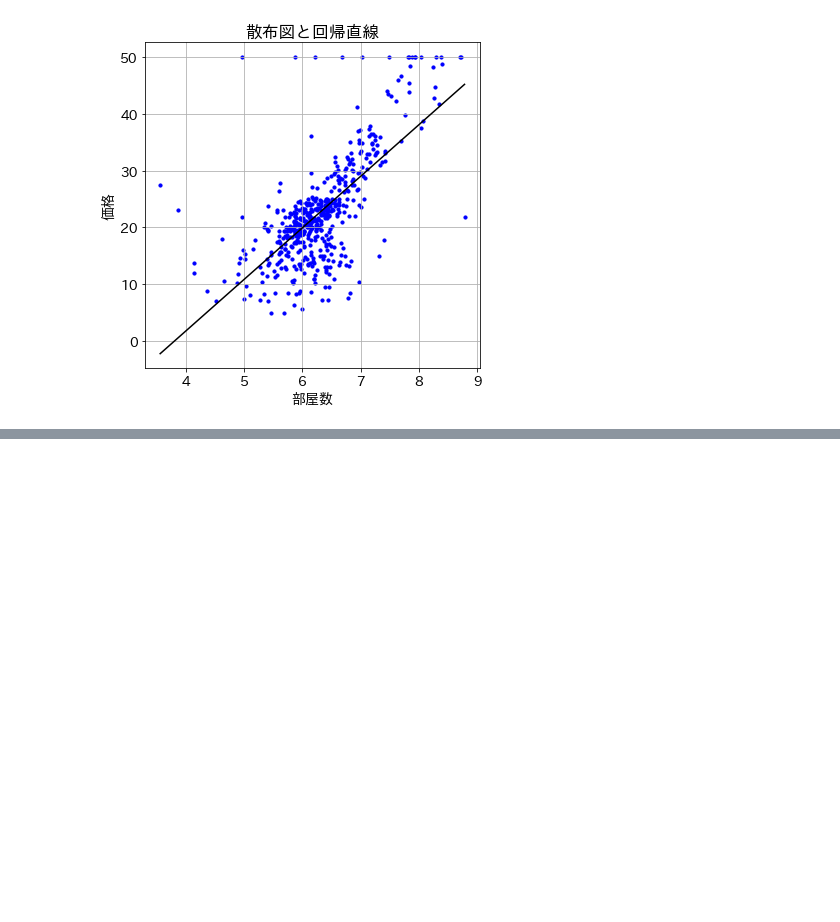
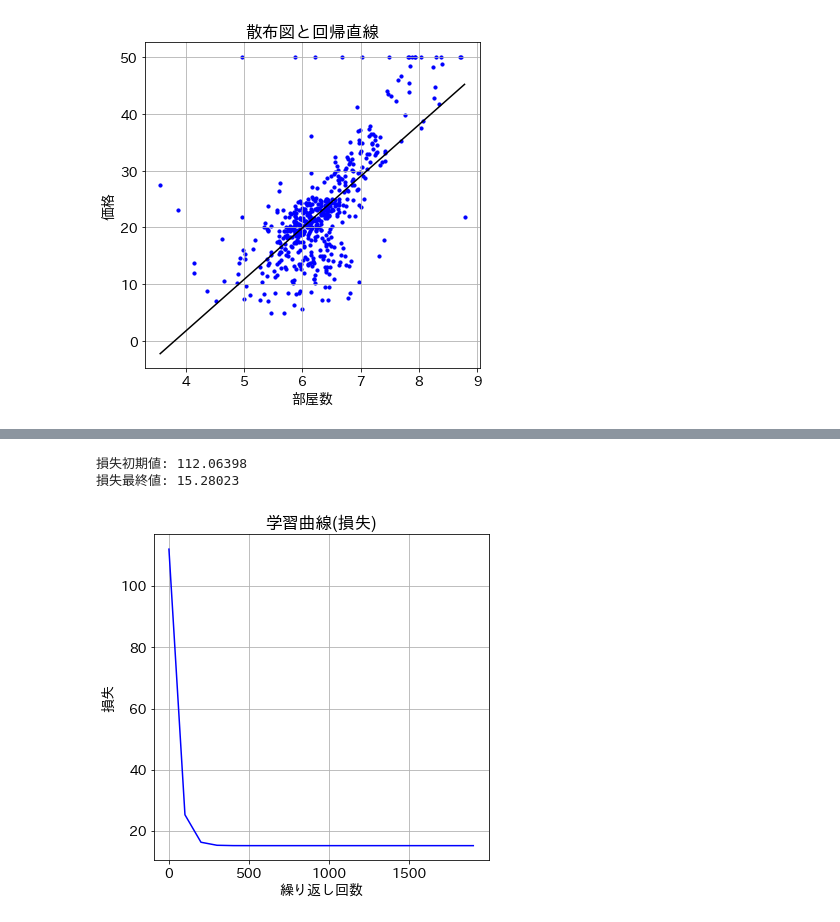
Before and after one commit to newstage75/ML_study, a Jupyter notebook: 最短Pytorch/５章線形回帰.ipynb, the cells around one changed output, grey strips where cells are left out. Saved outputs shown, nothing was run; the diff lists cells and outputs as text; code cells hidden in the pictures; blank space fills up the shorter version.

Commit message:
重回帰モデルへの拡張（input->2入力へ）

```diff
--- a/最短Pytorch/５章線形回帰.ipynb
+++ b/最短Pytorch/５章線形回帰.ipynb
@@ -485,0 +504,4 @@ plt.show()
+# %%
+#n_inputを変更して、インスタンス生成をし直す
+n_input = x2.shape[1]
+net = Net(n_input, n_output)
@@ -485,0 +545,5 @@ plt.show()
+# %%
+# 入力変数x2 のテンソル変数化
+# labels, labels1は前のものをそのまま利用
+
+inputs = torch.tensor(x2).float()
@@ -485,0 +637,27 @@ plt.show()
+# %%
+# 繰り返し計算メインループ
+
+# 評価結果記録用 (損失関数値のみ記録)
+history = np.zeros((0,2))
+
+for epoch in range(num_epochs):
+
+    # 勾配値初期化
+    optimizer.zero_grad()
+
+    # 予測計算
+    outputs = net(inputs)
+
+    # 誤差計算
+    loss = criterion(outputs, labels1) / 2.0
+
+    #勾配計算
+    loss.backward()
+
+    # パラメータ修正
+    optimizer.step()
+
+    # 100回ごとに途中経過を記録する
+    if ( epoch % 100 == 0):
+        history = np.vstack((history, np.array([epoch, loss.item()])))
+        print(f'Epoch {epoch} loss: {loss.item():.5f}')
@@ -485,0 +685,18 @@ plt.show()
+# %%
+# 損失初期値、最終値
+
+print(f'損失初期値: {history[0,1]:.5f}')
+print(f'損失最終値: {history[-1,1]:.5f}')
+# %% [output]
+損失初期値: 112.06398
+損失最終値: 15.28023
+# %%
+# 学習曲線の表示 (損失)
+
+plt.plot(history[:,0], history[:,1], 'b')
+plt.xlabel('繰り返し回数')
+plt.ylabel('損失')
+plt.title('学習曲線(損失)')
+plt.show()
+# %% [output]
+[figure, added]
```
Also changed, not shown: parts of 9 cells of this notebook.
